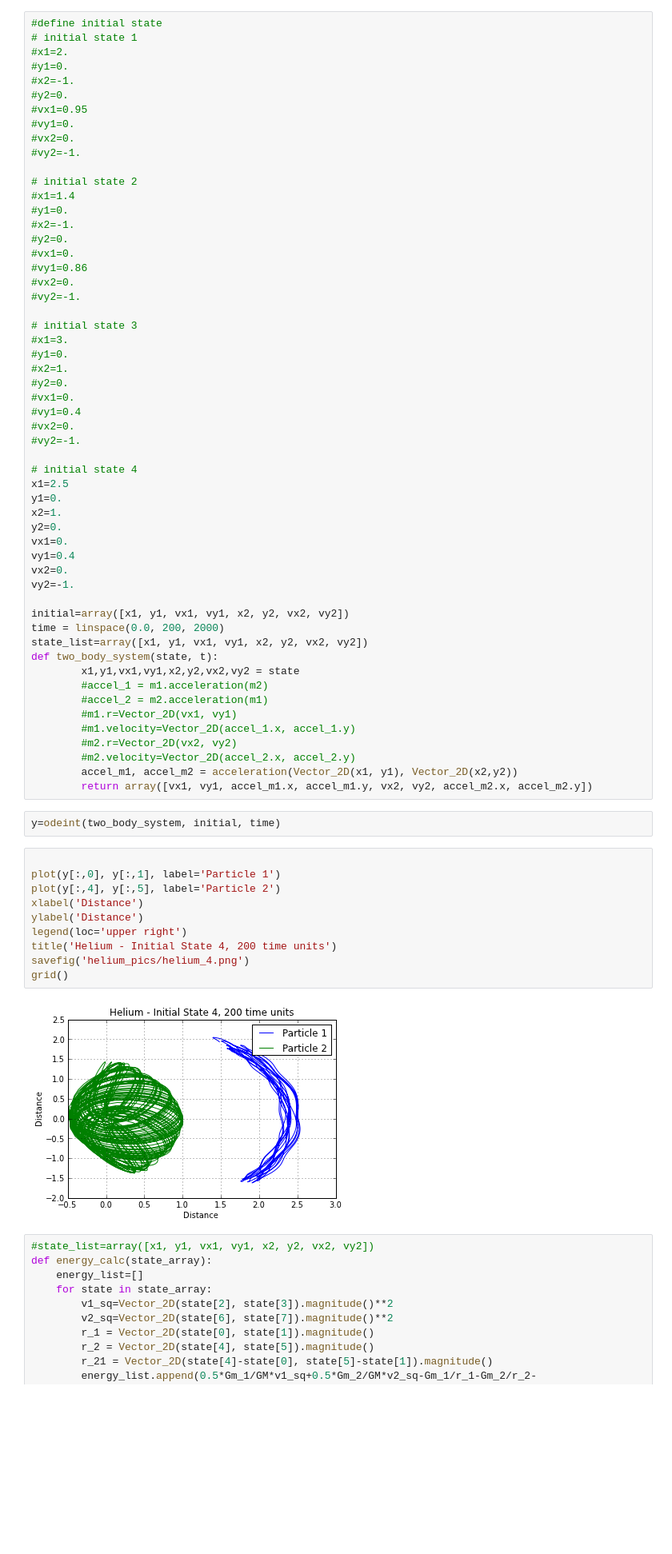
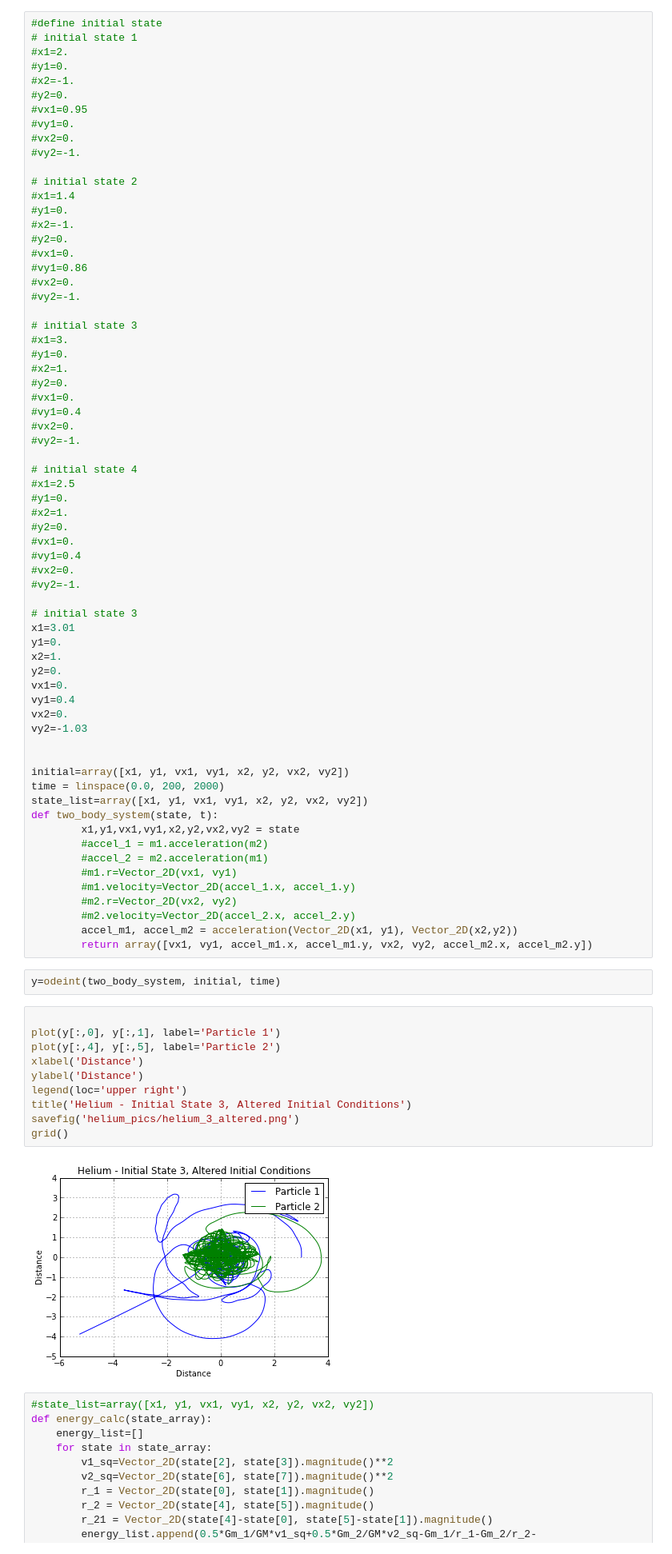
Before and after one commit to johnymontana/CSCI_577, a Jupyter notebook: Helium.ipynb, the cells around one changed output. Shown at 80% size. Saved outputs shown, nothing was run; the diff lists cells and outputs as text; blank space fills up the shorter version.

```diff
--- a/Helium.ipynb
+++ b/Helium.ipynb
@@ -97,14 +97,25 @@ def acceleration(r1, r2):
 #vy2=-1.
 
 # initial state 4
-x1=2.5
+#x1=2.5
+#y1=0.
+#x2=1.
+#y2=0.
+#vx1=0.
+#vy1=0.4
+#vx2=0.
+#vy2=-1.
+
+# initial state 3
+x1=3.01
 y1=0.
 x2=1.
 y2=0.
 vx1=0.
 vy1=0.4
 vx2=0.
-vy2=-1.
+vy2=-1.03
+
 
 initial=array([x1, y1, vx1, vy1, x2, y2, vx2, vy2])
 time = linspace(0.0, 200, 2000)
@@ -124,15 +135,15 @@ y=odeint(two_body_system, initial, time)
 # %%
 
 plot(y[:,0], y[:,1], label='Particle 1')
 plot(y[:,4], y[:,5], label='Particle 2')
 xlabel('Distance')
 ylabel('Distance')
 legend(loc='upper right')
-title('Helium - Initial State 4, 200 time units')
-savefig('helium_pics/helium_4.png')
+title('Helium - Initial State 3, Altered Initial Conditions')
+savefig('helium_pics/helium_3_altered.png')
 grid()
 # %% [output]
-[figure, old version]
+[figure, new version]
 # %%
 #state_list=array([x1, y1, vx1, vy1, x2, y2, vx2, vy2])
 def energy_calc(state_array):
```
Also changed, not shown: parts of 1 cell of this notebook, 1 other file.
